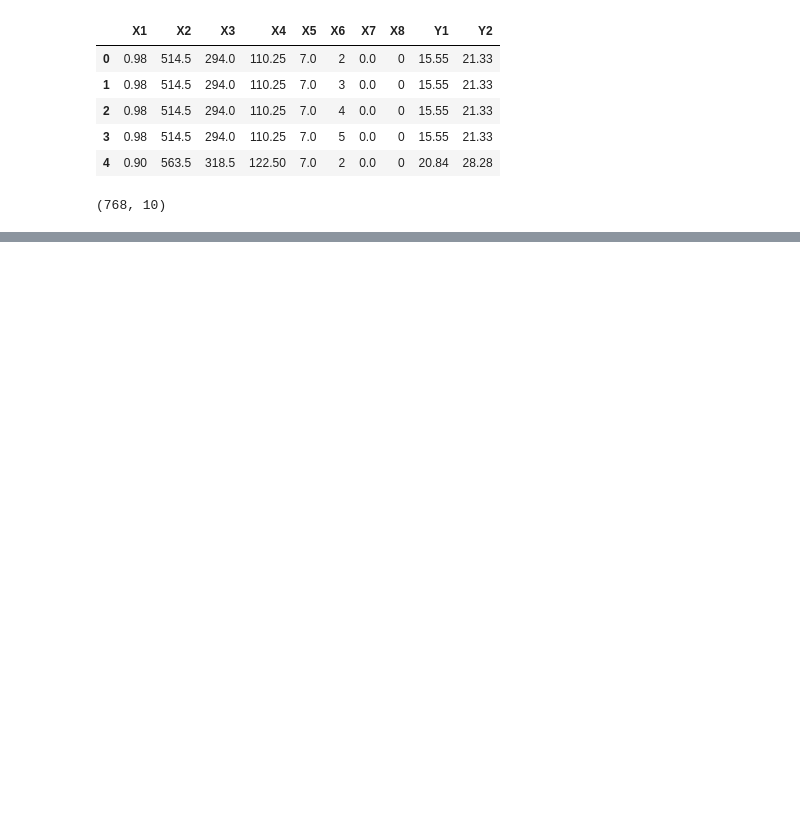
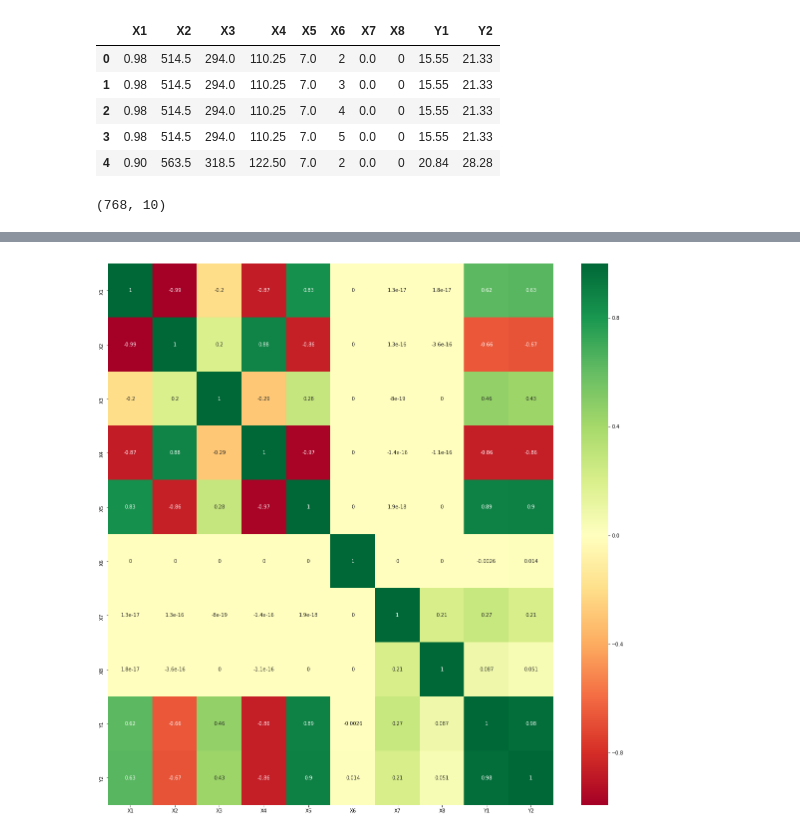
Before and after one commit to edimaudo/Python-projects, a Jupyter notebook: portfolio/energy/energy.ipynb, the cells around one changed output, grey strips where cells are left out. Cells and saved outputs as stored; diff of their text form; code cells hidden in the pictures; blank space fills up the shorter version.

```diff
--- a/portfolio/energy/energy.ipynb
+++ b/portfolio/energy/energy.ipynb
@@ -53,3 +53,11 @@ df.describe()
 | 50% | 0.750000 | 673.750000 | 318.500000 | 183.750000 | 5.25000 | 3.500000 | 0.250000 | 3.00000 | 18.950000 | 22.080000 |
 | 75% | 0.830000 | 741.125000 | 343.000000 | 220.500000 | 7.00000 | 4.250000 | 0.400000 | 4.00000 | 31.667500 | 33.132500 |
 | max | 0.980000 | 808.500000 | 416.500000 | 220.500000 | 7.00000 | 5.000000 | 0.400000 | 5.00000 | 43.100000 | 48.030000 |
+# %%
+#correlation
+x = df.corr()
+plt.subplots(figsize=(20,20))
+sns.heatmap(x,cmap='RdYlGn',annot=True)
+plt.show();
+# %% [output]
+[figure, added]
```
